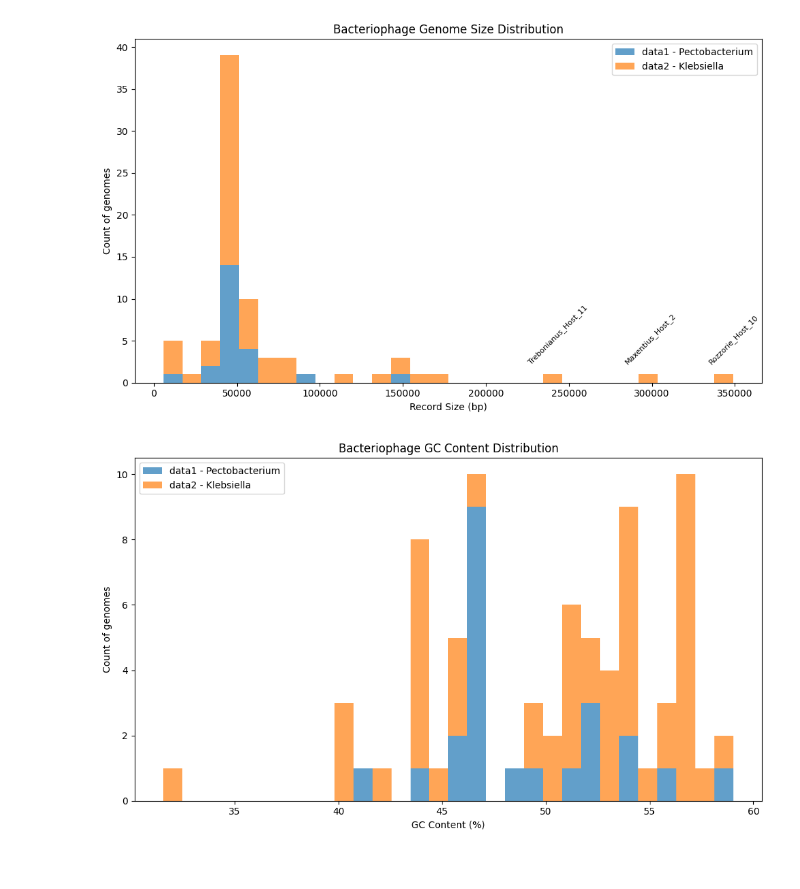
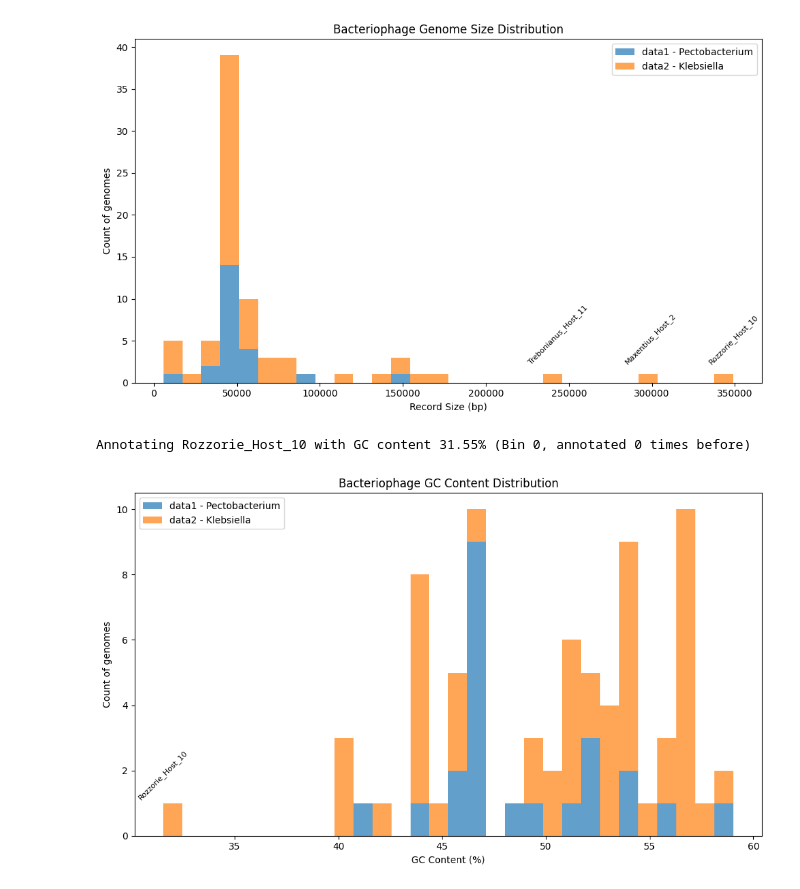
Before and after one commit to azzy72/PredictPhagePPI, a Jupyter notebook: notebooks/phage_eda.ipynb, the cells around one changed output. Saved outputs shown, nothing was run; the diff lists cells and outputs as text; code cells hidden in the pictures.

```diff
--- a/notebooks/phage_eda.ipynb
+++ b/notebooks/phage_eda.ipynb
@@ -241,31 +242,59 @@ from Bio.SeqUtils import gc_fraction
 
 def plot_gc_distribution(records, title="Distribution of GC Content"):
     fig, ax = plt.subplots(figsize=(10, 6))
 
     if len(records) == 2:
         labels = ["data1 - Pectobacterium", "data2 - Klebsiella"]
         gc_contents_list = []
         for record_set in records:
             gc_contents = [gc_fraction(rec.seq) * 100 for rec in record_set]
             gc_contents_list.append(gc_contents)
 
         ax.hist(gc_contents_list, bins=30, label=labels, stacked=True, alpha=0.7)
 
     elif len(records) == 1:
         gc_contents = [gc_fraction(rec.seq) * 100 for rec in records[0]]
+        gc_contents_list = [gc_contents]
         sns.histplot(gc_contents, bins=30, kde=True, label="Dataset", ax=ax, alpha=0.6)
 
     else:
         raise ValueError("Expected 1 or 2 sets of records, got {}".format(len(records)))
+
+    # Annotate GC outliers (<40% or >60%) using binning to avoid label overlap
+    gc_contents_long = [gc for sublist in gc_contents_list for gc in sublist]
+    bin_counts, bin_edges = np.histogram(gc_contents_long, bins=30)
+    bin_annotation_counts = {}
+    for record_set in records:
+        for rec in record_set:
+            gc_value = gc_fraction(rec.seq) * 100
+            bin_idx = np.digitize(gc_value, bin_edges, right=False) - 1
+            bin_idx = max(0, min(bin_idx, len(bin_edges) - 2))
+            bar_height = bin_counts[bin_idx]
+            label_step = max(0.05, bar_height * 0.05)
+            annotated_count = bin_annotation_counts.get(bin_idx, 0)
+            if gc_value < 35 or gc_value > 60:
+                print(f"Annotating {rec.id} with GC content {gc_value:.2f}% (Bin {bin_idx}, annotated {annotated_count} times before)")
+                ax.annotate(
+                    rec.id,
+                    xy=(gc_value, bar_height),
+                    xytext=(gc_value, bar_height + label_step * (annotated_count + 1)),
+                    textcoords="data",
+                    rotation=45,
+                    fontsize=8,
+                    ha="center",
+                    va="bottom",
+                )
+                bin_annotation_counts[bin_idx] = annotated_count + 1
 
     ax.set_title(title)
     ax.set_xlabel("GC Content (%)")
     ax.set_ylabel("Count of genomes")
     ax.legend()
     plt.tight_layout()
     plt.savefig("../fig/phage_gc_distribution.png", dpi=300)
     plt.show()
 
 plot_gc_distribution(records, "Bacteriophage GC Content Distribution")
 # %% [output]
+Annotating Rozzorie_Host_10 with GC content 31.55% (Bin 0, annotated 0 times before)
-[figure, old version]
+[figure, new version]
```
Also changed, not shown: parts of 4 cells of this notebook, 19 other files.
